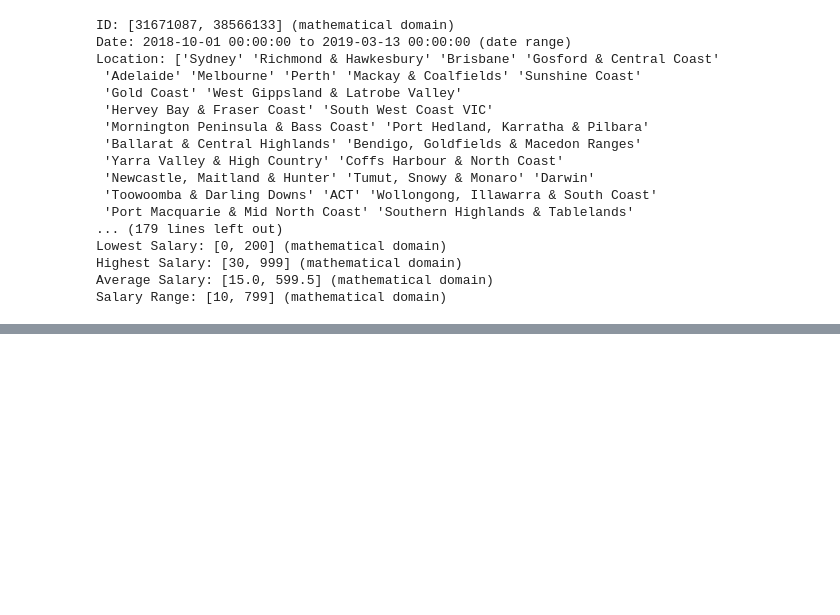
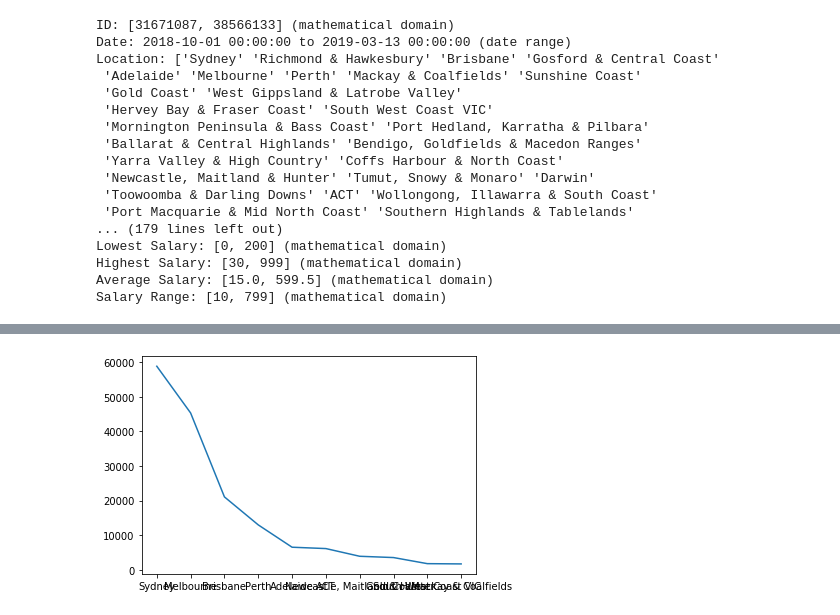
Before and after one commit to EthanLewis15/3803ICT_Big_Data_Assignment, a Jupyter notebook: assignment_main.ipynb, the cells around one changed output, grey strips where cells are left out. Saved outputs shown, nothing was run; the diff lists cells and outputs as text; code cells hidden in the pictures; blank space fills up the shorter version.

```diff
--- a/assignment_main.ipynb
+++ b/assignment_main.ipynb
@@ -87,3 +72,8 @@ dtype: object
 #     soup = BeautifulSoup(baseDataFrame["FullDescription"][row])
 #     baseDataFrame["FullDescription"][row] = soup.get_text()
 # baseDataFrame.head(200)
+# %%
+#Remove duplicates in data
+baseDataFrame = baseDataFrame.drop_duplicates(subset=['Company', 'Title', 'Location', 'Area', 'Classification', 'SubClassification',
+                                                     'Requirement', 'FullDescription', 'LowestSalary', 'HighestSalary', 'JobType'])
+print("The Dataset consists of: ", baseDataFrame.shape[0], " rows and ", baseDataFrame.shape[1], " columuns")
@@ -163,0 +179,4 @@ Salary Range: [10, 799] (mathematical domain)
+# %%
+#Set any of lowest salary that equals 0 to nan
+baseDataFrame['LowestSalary'] = baseDataFrame['LowestSalary'].replace([0],'NaN')
+baseDataFrame.head(10)
@@ -163,0 +303,5 @@ Salary Range: [10, 799] (mathematical domain)
+# %%
+#Analysis job locations
+value_bins = baseDataFrame["Location"].value_counts()
+top_10_Locations = value_bins[0:10]
+print(top_10_Locations)
@@ -163,0 +320,5 @@ Salary Range: [10, 799] (mathematical domain)
+# %%
+plt.plot(top_10_Locations)
+plt.show()
+# %% [output]
+[figure, added]
```
Also changed, not shown: parts of 23 cells of this notebook.
